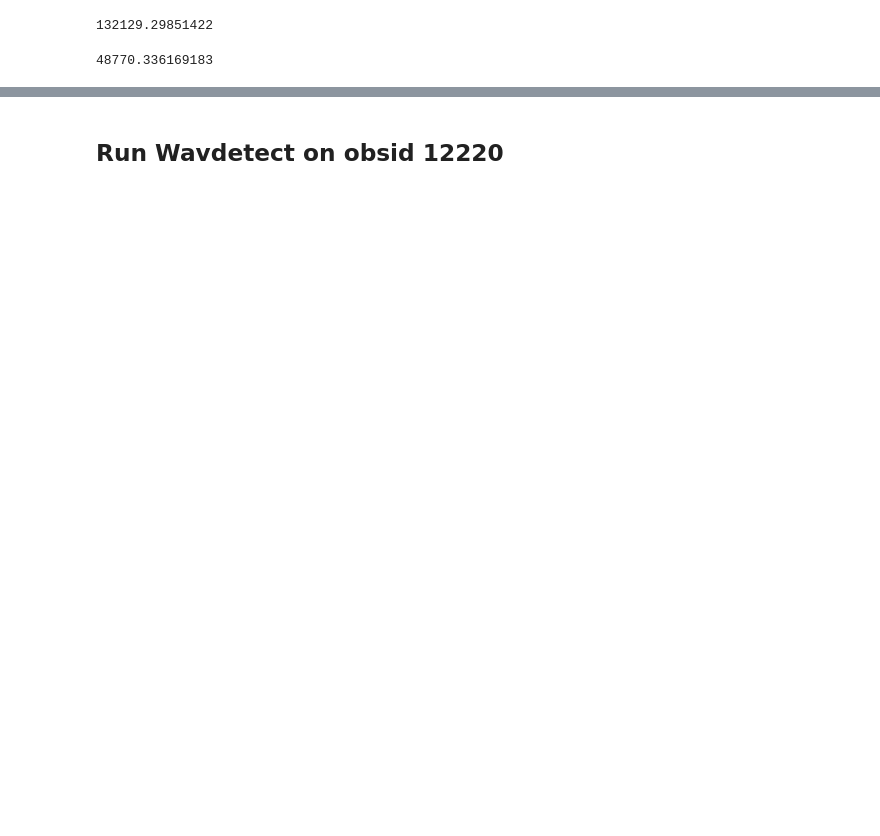
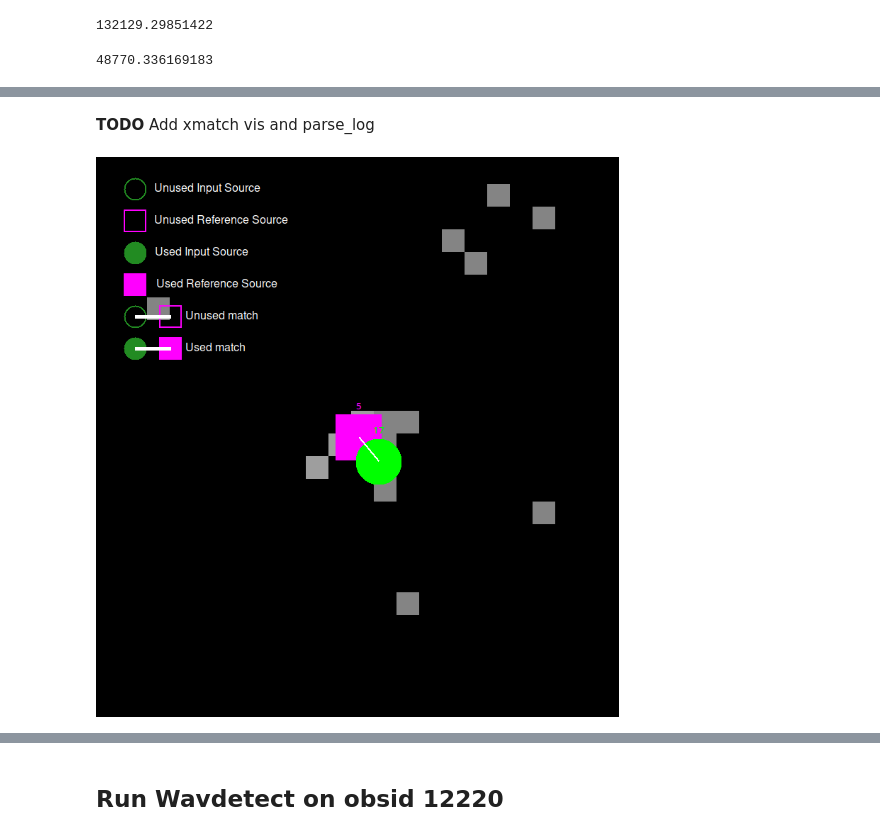
Before and after one commit to cxcsds/ciao-threads, a Jupyter notebook: reproject_aspect.ipynb, the cells around one changed output, grey strips where cells are left out. Saved outputs shown, nothing was run; the diff lists cells and outputs as text; code cells hidden in the pictures; blank space fills up the shorter version.

```diff
--- a/reproject_aspect.ipynb
+++ b/reproject_aspect.ipynb
@@ -77,0 +137,15 @@ dmkeypar 12220/repro/acisf12220_repro_evt2.fits ONTIME echo+
+# %% [markdown]
+**TODO** Add xmatch vis and parse_log
+# %%
+ds9 fine_astro/pre/example1_12220_broad_thresh.img \
+  -region format ds9 \
+  -region fine_astro/xmatch/example1_12220.reg \
+  -illustrate load fine_astro/xmatch/example1_12220.seg \
+  -pan to 3:32:14.9842 -27:51:27.260 fk5 \
+  -zoom to 32 \
+  -saveimage png ds9_fineastro_02.png -exit
+
+
+display < ds9_fineastro_02.png
+# %% [output]
+[figure, added]
```
Also changed, not shown: parts of 33 cells of this notebook, 1 other file.
